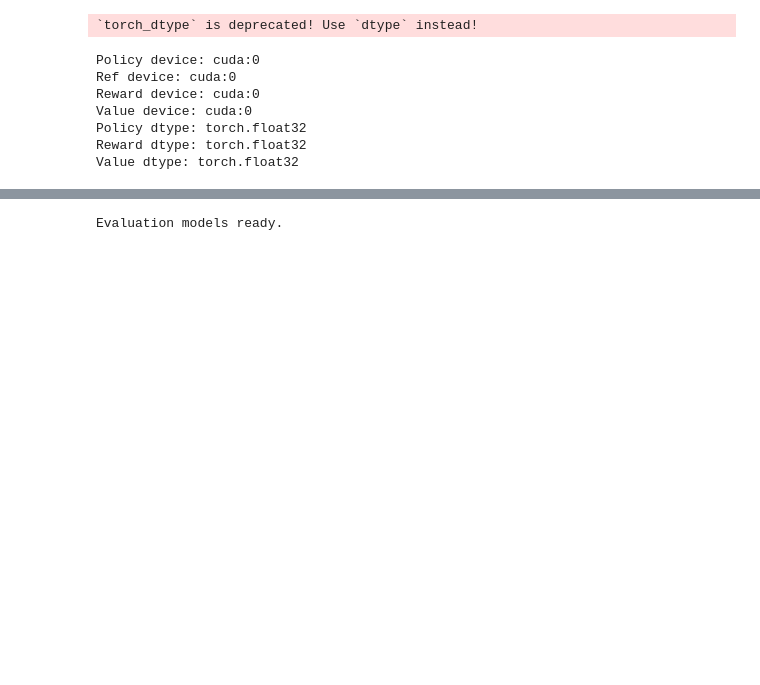
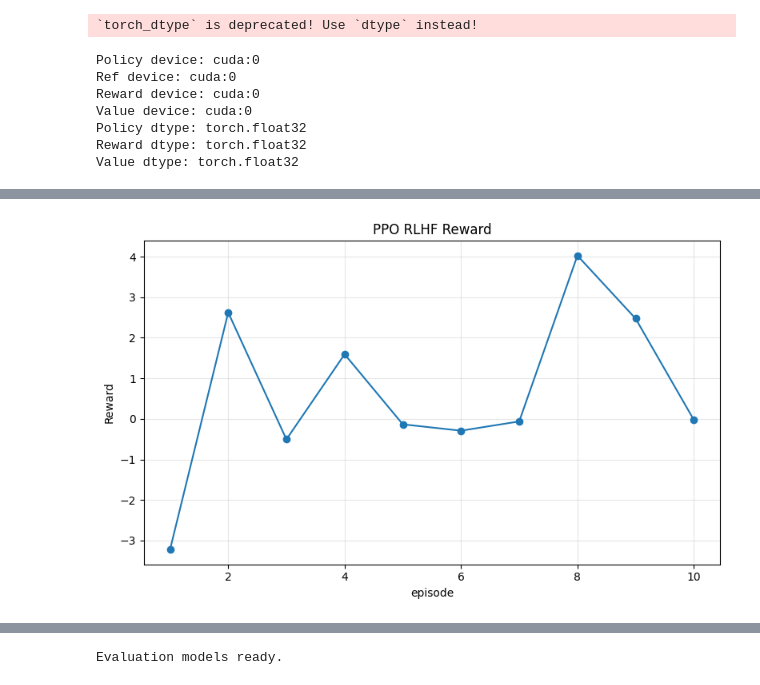
Before and after one commit to Samarth737/RLHF_Implementation, a Jupyter notebook: ppo/ppo_trl.ipynb, the cells around one changed output, grey strips where cells are left out. Drawn from its saved outputs; the diff is of its cells as text; code cells hidden in the pictures; blank space fills up the shorter version.

Commit message:
Added Plot code

```diff
--- a/ppo/ppo_trl.ipynb
+++ b/ppo/ppo_trl.ipynb
@@ -243,7 +279,7 @@ ppo_config = PPOConfig(
     num_mini_batches=1,
     num_ppo_epochs=1,
     total_episodes=10,
-    response_length=8,
+    response_length=6,
     local_rollout_forward_batch_size=1,
     stop_token="eos",
     missing_eos_penalty=1.0,
@@ -359 +395,88 @@ Setting `pad_token_id` to `eos_token_id`:151643 for open-end generation.
 ... (14 outputs left out)
+# %%
+import os
+import pandas as pd
+import matplotlib.pyplot as plt
+
+plot_dir = os.path.join(PPO_OUTPUT_DIR, "plots")
+os.makedirs(plot_dir, exist_ok=True)
+
+# Convert trainer log history to DataFrame
+log_history = getattr(trainer.state, "log_history", None)
+
+if not log_history:
+    print("No log_history found in trainer.state. You may need to rerun PPO training with this cell after training.")
+else:
+    ppo_log_df = pd.DataFrame(log_history)
+    ppo_log_df.to_csv(os.path.join(plot_dir, "ppo_log_history.csv"), index=False)
+    print("Available PPO log columns:")
+    print(ppo_log_df.columns.tolist())
+
+    # Generic helper
+    def plot_if_exists(df, x_col_candidates, y_col, title, ylabel, filename):
+        x_col = None
+        for c in x_col_candidates:
+            if c in df.columns:
+                x_col = c
+                break
+
+        if x_col is None or y_col not in df.columns:
+            print(f"Skipping {filename}: missing columns")
+            return
+
+        plot_df = df[[x_col, y_col]].dropna()
+        if len(plot_df) == 0:
+            print(f"Skipping {filename}: no non-null rows")
+            return
+
+        plt.figure(figsize=(8, 5))
+        plt.plot(plot_df[x_col], plot_df[y_col], marker="o")
+        plt.xlabel(x_col)
+        plt.ylabel(ylabel)
+        plt.title(title)
+        plt.grid(True, alpha=0.3)
+        plt.tight_layout()
+        plt.savefig(os.path.join(plot_dir, filename), dpi=300)
+        plt.show()
+
+    x_candidates = ["episode", "step", "global_step"]
+
+    # Try common PPO metrics
+    plot_if_exists(
+        ppo_log_df,
+        x_candidates,
+        "objective/rlhf_reward",
+        "PPO RLHF Reward",
+        "Reward",
+        "ppo_rlhf_reward.png"
+    )
+
+    plot_if_exists(
+        ppo_log_df,
+        x_candidates,
+        "objective/kl",
+        "PPO KL Divergence",
+        "KL Divergence",
+        "ppo_kl.png"
+    )
+
+    plot_if_exists(
+        ppo_log_df,
+        x_candidates,
+        "ppo/loss/policy",
+        "PPO Policy Loss",
+        "Policy Loss",
+        "ppo_policy_loss.png"
+    )
+
+    plot_if_exists(
+        ppo_log_df,
+        x_candidates,
+        "ppo/loss/value",
+        "PPO Value Loss",
+        "Value Loss",
+        "ppo_value_loss.png"
+    )
+
+    print("Saved PPO plots to:", plot_dir)
+# %% [output]
@@ -359,0 +485 @@ Setting `pad_token_id` to `eos_token_id`:151643 for open-end generation.
+[figure, added]
```
Also changed, not shown: parts of 11 cells of this notebook, 4 other files.
